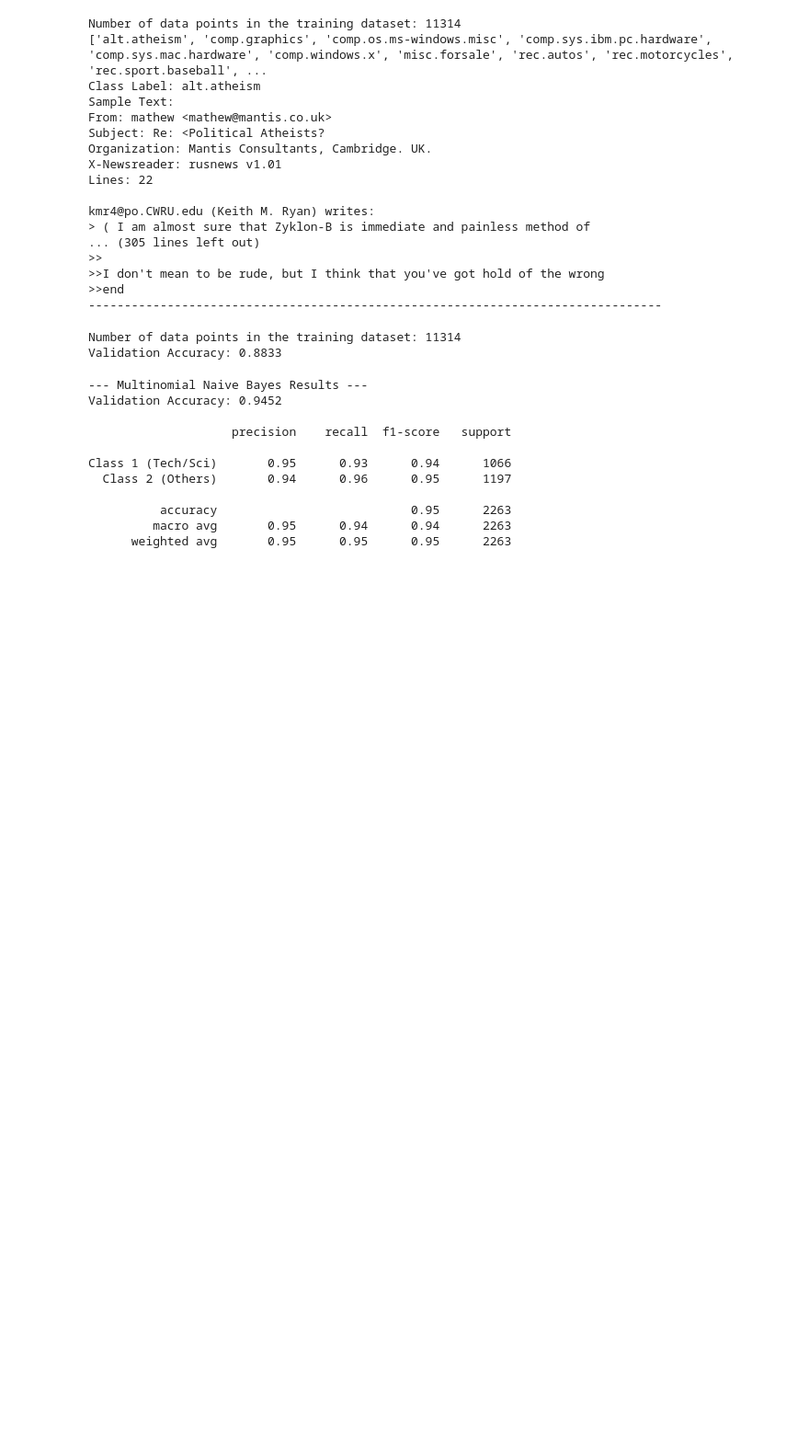
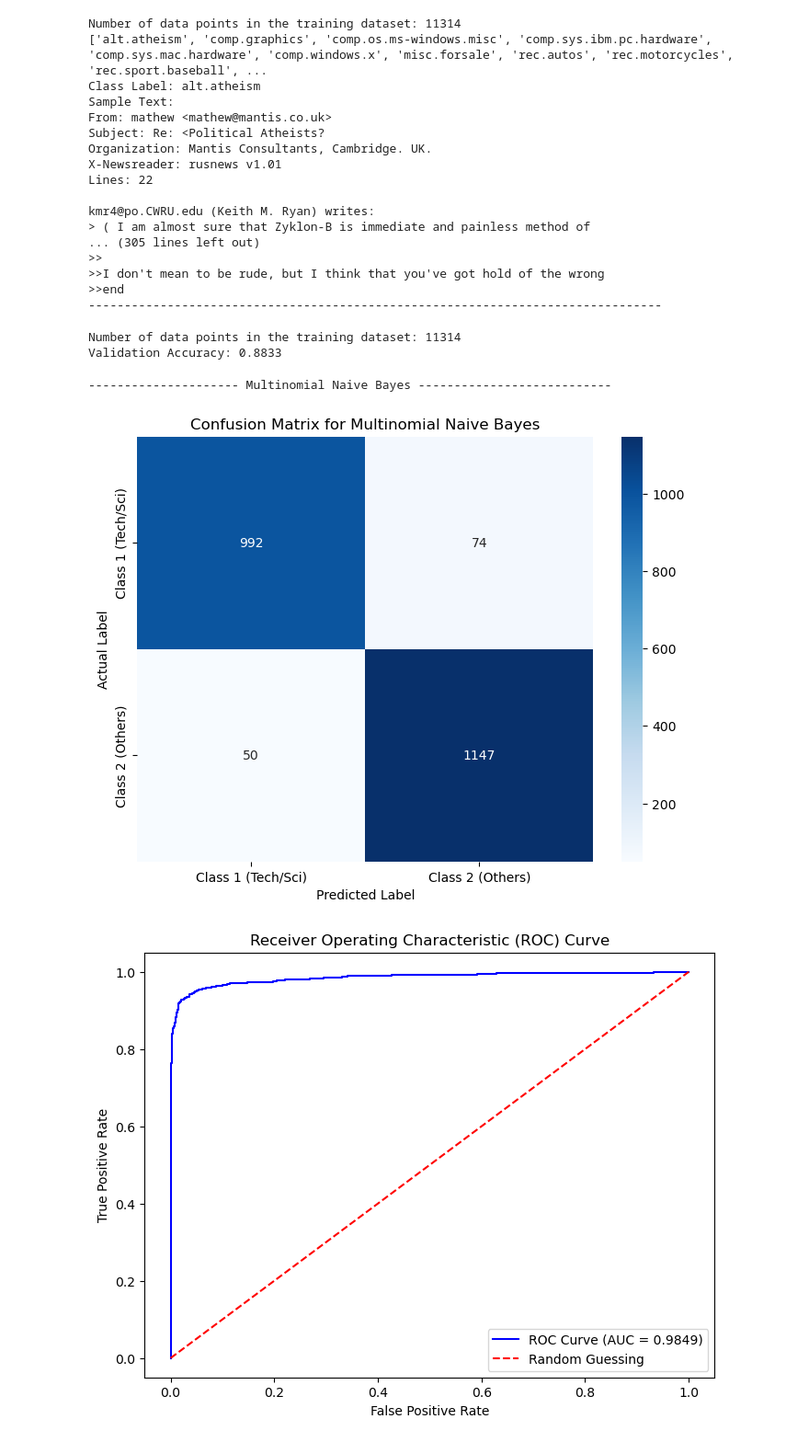
Before and after one commit to prajun7/ml-journey, a Jupyter notebook: BinaryNewsgroupClassifier/Homework3.ipynb, the cells around one changed output. Shown at 92% size. Saved outputs shown, nothing was run; the diff lists cells and outputs as text; code cells hidden in the pictures; blank space fills up the shorter version.

Commit message:
notes

```diff
--- a/BinaryNewsgroupClassifier/Homework3.ipynb
+++ b/BinaryNewsgroupClassifier/Homework3.ipynb
@@ -138,46 +138,88 @@ from sklearn.feature_extraction.text import TfidfVectorizer
 from sklearn.naive_bayes import MultinomialNB
 from sklearn.model_selection import train_test_split
 from sklearn.metrics import accuracy_score, classification_report
+import matplotlib.pyplot as plt
+import seaborn as sns
+from sklearn.metrics import confusion_matrix
+from sklearn.metrics import roc_curve, roc_auc_score
+
+print("--------------------- Multinomial Naive Bayes ---------------------------")
 
 # 1. Download the training dataset
 newsgroups_train = fetch_20newsgroups(subset='train')
 
 # 2. Create the binary labels by calling "create_binary_targets" helper function
 y_binary = create_binary_targets(newsgroups_train)
 
 # 3. Preprocess the data using TF-IDF vectorizer
 # We use the original text data
 X = newsgroups_train.data
 vectorizer = TfidfVectorizer(stop_words='english')
 X_vec = vectorizer.fit_transform(X)
 
 # 4. Split the data into training and validation sets
 # We use our new 'y_binary' as the target
 X_train, X_val, y_train, y_val = train_test_split(X_vec, y_binary, test_size=0.2, random_state=72)
 
 # 5. Train a Naive Bayes classifier
 clf_nb = MultinomialNB()
 clf_nb.fit(X_train, y_train)
 
 # 6. Predict on the validation set
 y_pred_nb = clf_nb.predict(X_val)
 
-# 7. Calculate accuracy and other metrics
+# 7. Generate and plot the Confusion Matrix
+# Calculate the confusion matrix
+cm = confusion_matrix(y_val, y_pred_nb)
+
+# Define the class names
+class_names = ['Class 1 (Tech/Sci)', 'Class 2 (Others)']
+
+# Create a heatmap
+plt.figure(figsize=(8, 6))
+sns.heatmap(cm, annot=True, fmt='d', cmap='Blues',
+            xticklabels=class_names,
+            yticklabels=class_names)
+
+# Add titles and labels
+plt.title(f'Confusion Matrix for Multinomial Naive Bayes')
+plt.ylabel('Actual Label')
+plt.xlabel('Predicted Label')
+plt.show()
+
+# 8. Generate and plot the ROC Curve
+
+# Get the probability scores for the "positive" class (Class 1, which is "Others")
+# We need the probabilities for the class labeled '1'
+y_pred_probs = clf_nb.predict_proba(X_val)[:, 1]
+
+# Calculate the ROC curve points
+# Note: your y_val has 0 (Tech) and 1 (Others).
+# roc_curve expects 1 to be the "positive" class, which works perfectly here.
+fpr, tpr, thresholds = roc_curve(y_val, y_pred_probs)
+
+# Calculate the AUC (Area Under the Curve)
+auc = roc_auc_score(y_val, y_pred_probs)
+
+# Plot the ROC curve
+plt.figure(figsize=(8, 6))
+plt.plot(fpr, tpr, color='blue', label=f'ROC Curve (AUC = {auc:.4f})')
+plt.plot([0, 1], [0, 1], color='red', linestyle='--', label='Random Guessing')
+plt.xlabel('False Positive Rate')
+plt.ylabel('True Positive Rate')
+plt.title('Receiver Operating Characteristic (ROC) Curve')
+plt.legend()
+plt.show()
+
+print(f"\nArea Under the Curve (AUC): {auc:.4f}")
+
+# 9. Calculate accuracy and other metrics
 accuracy_nb = accuracy_score(y_val, y_pred_nb)
-print("--- Multinomial Naive Bayes Results ---")
 print(f"Validation Accuracy: {accuracy_nb:.4f}\n")
 
 # 0 = Tech & Science, 1 = Sports/Politics/Misc
 print(classification_report(y_val, y_pred_nb, target_names=['Class 1 (Tech/Sci)', 'Class 2 (Others)']))
 # %% [output]
---- Multinomial Naive Bayes Results ---
-Validation Accuracy: 0.9452
-
-                    precision    recall  f1-score   support
-
-Class 1 (Tech/Sci)       0.95      0.93      0.94      1066
-  Class 2 (Others)       0.94      0.96      0.95      1197
-
-          accuracy                           0.95      2263
-         macro avg       0.95      0.94      0.94      2263
-      weighted avg       0.95      0.95      0.95      2263
+--------------------- Multinomial Naive Bayes ---------------------------
+[figure, added]
+[figure, added]
```
Also changed, not shown: parts of 7 cells of this notebook, 1 other file.
